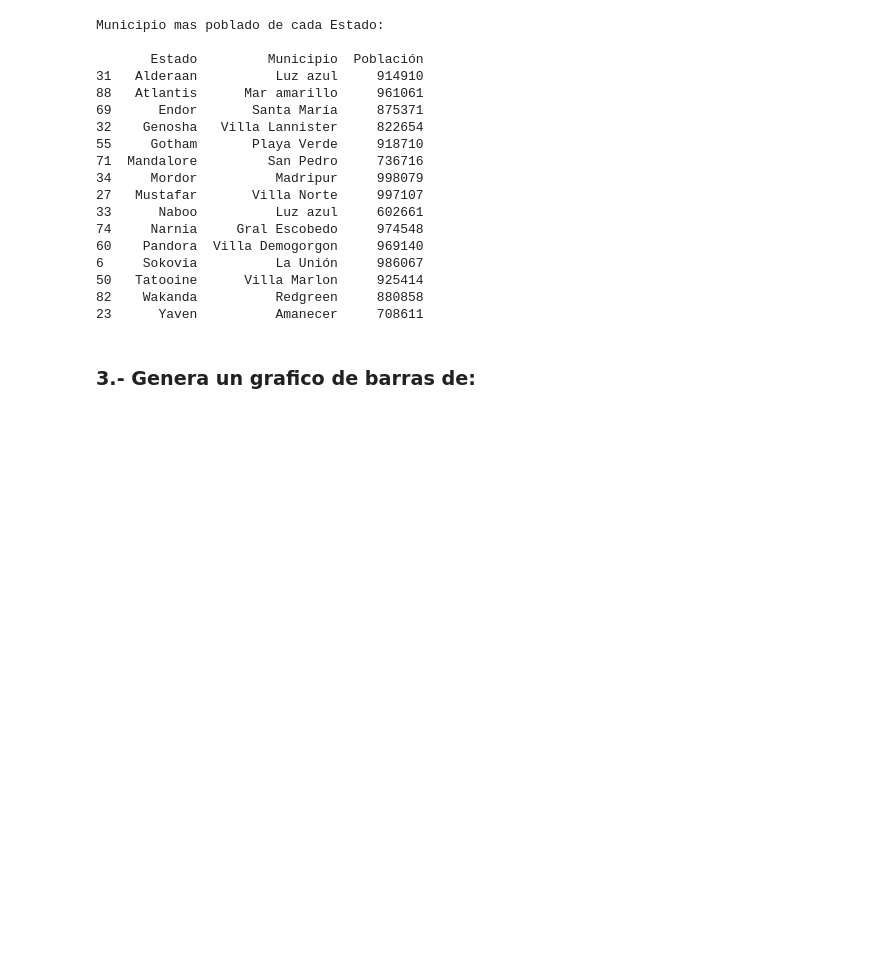
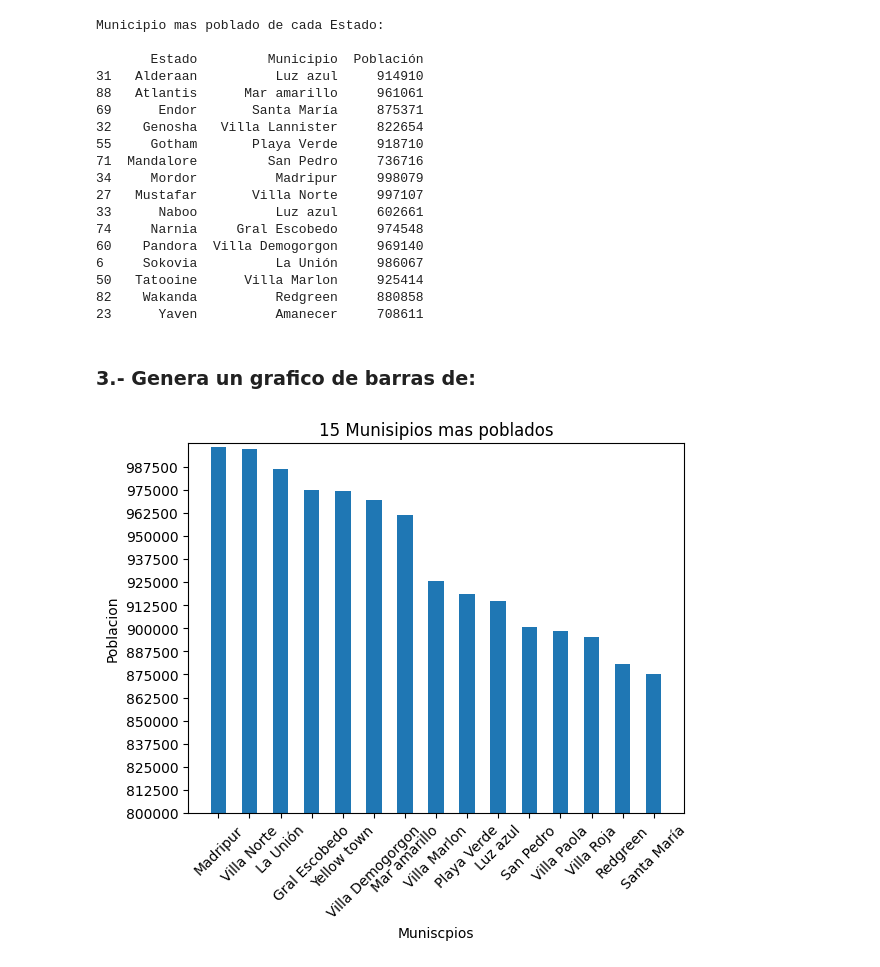
Before and after one commit to SalvadorAlmaguer0/EstadisticaAplicada, a Jupyter notebook: 1erParcial_SAO_2076430_EAG41_ago2023.ipynb, the cells around one changed output. Drawn from its saved outputs; the diff is of its cells as text; code cells hidden in the pictures; blank space fills up the shorter version.

```diff
--- a/1erParcial_SAO_2076430_EAG41_ago2023.ipynb
+++ b/1erParcial_SAO_2076430_EAG41_ago2023.ipynb
@@ -265,0 +277,18 @@ Municipio mas poblado de cada Estado:
+# %%
+# 3 - A) Los 15 municipios más poblados de Asgard
+
+municipioMasPoblado15 = poblacion.sort_values('Población', ascending=0)[['Municipio', 'Población']].head(15)
+x = municipioMasPoblado15['Municipio']
+y = municipioMasPoblado15['Población']
+
+plt.bar(x,y, width = 0.5)
+plt.title('15 Munisipios mas poblados')
+plt.xlabel('Muniscpios')
+plt.xticks(rotation=45)
+plt.ylabel('Poblacion')
+plt.yticks(list(range(700000, 1000000,12500)))
+plt.ylim(800000, 1000000)
+
+plt.show()
+# %% [output]
+[figure, added]
```
Also changed, not shown: parts of 6 cells of this notebook.
